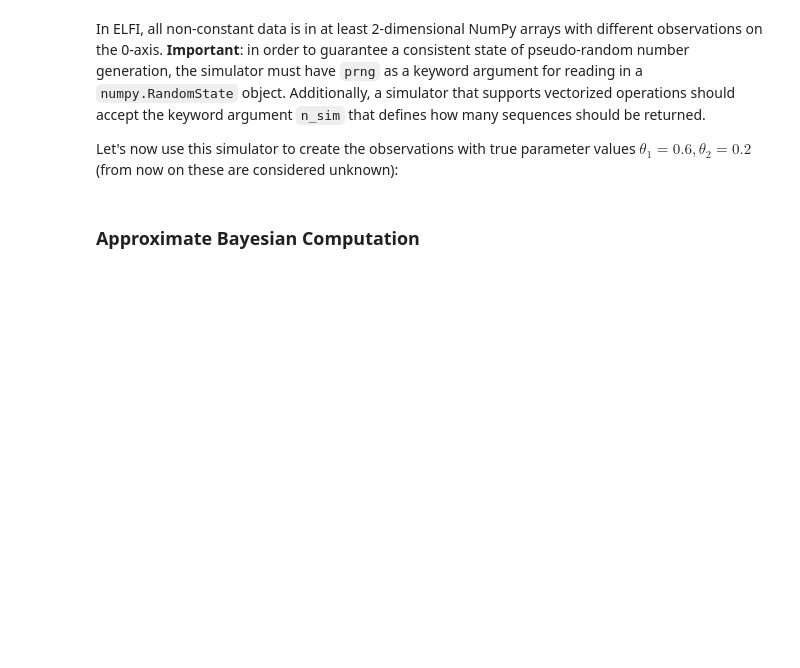
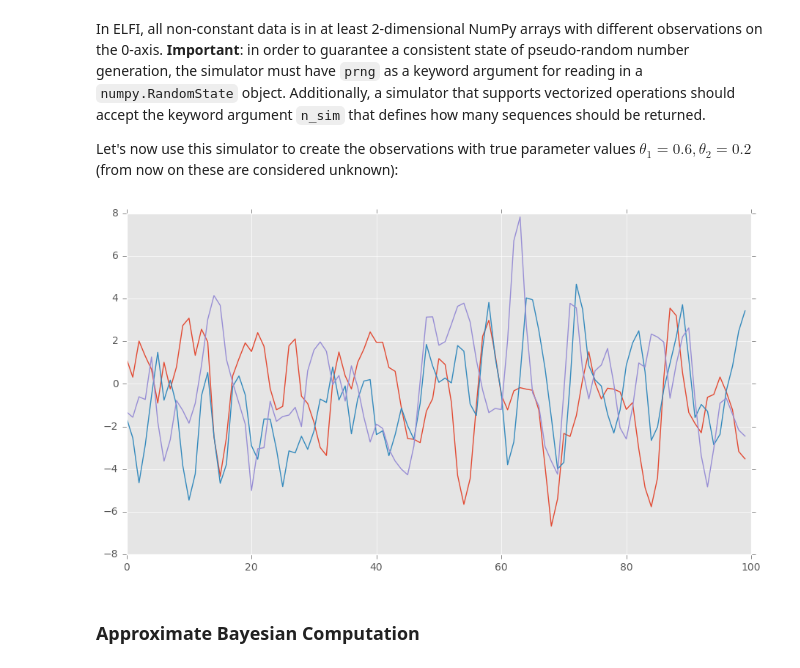
Before and after one commit to elfi-dev/elfi, a Jupyter notebook: notebooks/ma2_example.ipynb, the cells around one changed output. Saved outputs shown, nothing was run; the diff lists cells and outputs as text; code cells hidden in the pictures; blank space fills up the shorter version.

```diff
--- a/notebooks/ma2_example.ipynb
+++ b/notebooks/ma2_example.ipynb
@@ -25,11 +25,11 @@ where $\theta_1, \theta_2 \in \mathbb{R}$ and $(w_k)_{k\in \mathbb{Z}} \sim N(0,
 # %% [markdown]
 In this notebook, our task is to infer the parameters $\theta_1, \theta_2$ given a sequence of 100 observations $y$ that originate from an MA(2) process. Let's define this MA(2) simulator as a Python function:
 # %%
-def MA2(t1, t2, batch_size=1, random_state=None):
+def MA2(t1, t2, n_sim=1, prng=None):
     n_obs = 100
-    if random_state is None:
-        random_state = np.random.RandomState()
-    w = random_state.randn(batch_size, n_obs+2) # i.i.d. sequence ~ N(0,1)
+    if prng is None:
+        prng = np.random.RandomState()
+    w = prng.randn(n_sim, n_obs+2) # i.i.d. sequence ~ N(0,1)
     y = w[:,2:] + t1 * w[:,1:-1] + t2 * w[:,:-2]
     return y
 # %% [markdown]
@@ -38,19 +38,21 @@ In ELFI, all non-constant data is in at least 2-dimensional NumPy arrays with di
 Let's now use this simulator to create the observations with true parameter values $\theta_1=0.6, \theta_2=0.2$ (from now on these are considered unknown):
 # %%
 # true parameters
-t1_0 = 0.6
-t2_0 = 0.2
+t1_0 = 1.6
+t2_0 = 1.3
 
 # Set up observed data y
 y = MA2(t1_0, t2_0)
 
 # Plot the observed sequence
 plt.figure(figsize=(11, 6));
 plt.plot(y.flatten());
 
 # To illustrate the stochasticity, let's plot a couple of more observations with the same true parameters:
 plt.plot(MA2(t1_0, t2_0).flatten());
 plt.plot(MA2(t1_0, t2_0).flatten());
+# %% [output]
+[figure, added]
 # %% [markdown]
 ### Approximate Bayesian Computation
 # %% [markdown]
```
Also changed, not shown: parts of 35 cells of this notebook, 2 other files.
